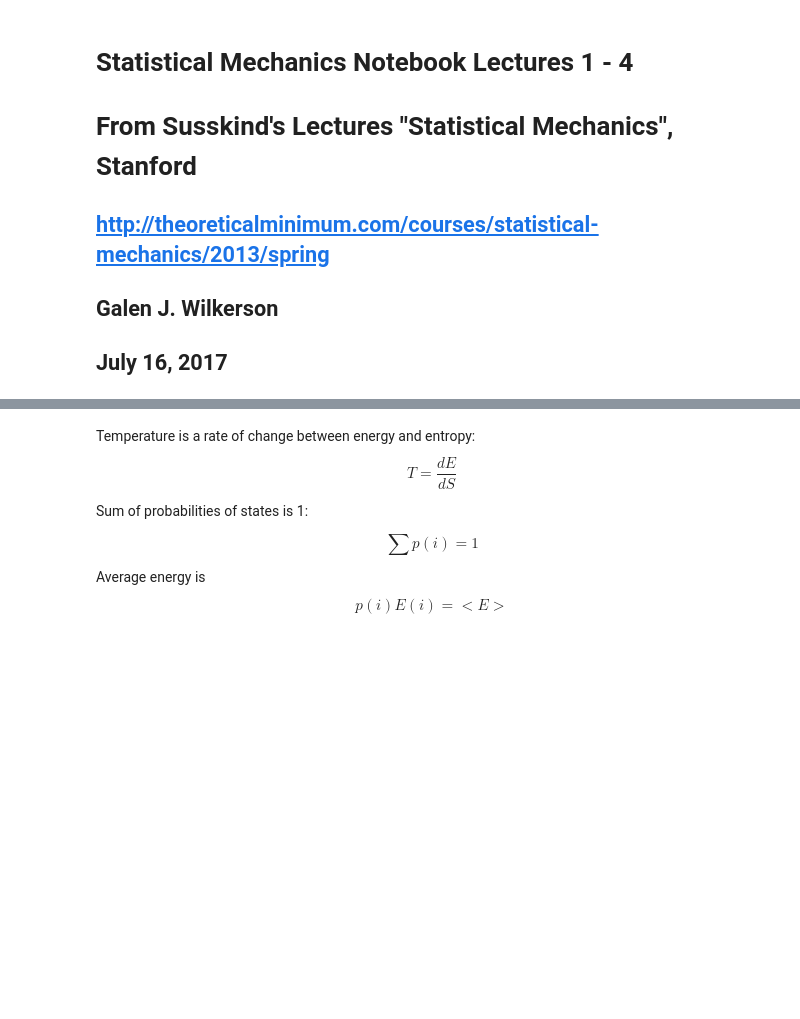
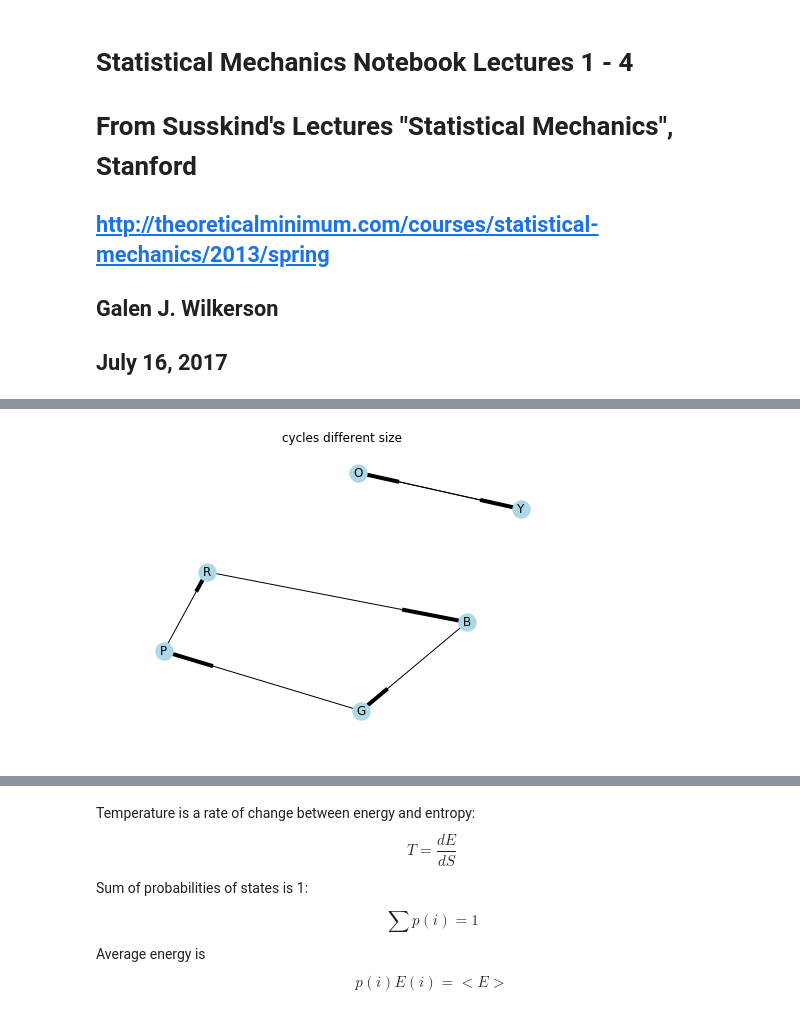
Before and after one commit to galenwilkerson/statistical-mechanics, a Jupyter notebook: Statistical Mechanics Notebook Lectures 1-4.ipynb, the cells around one changed output, grey strips where cells are left out. Cells and saved outputs as stored; diff of their text form; code cells hidden in the pictures; blank space fills up the shorter version.

```diff
--- a/Statistical Mechanics Notebook Lectures 1-4.ipynb
+++ b/Statistical Mechanics Notebook Lectures 1-4.ipynb
@@ -247,0 +177,8 @@ $S(E) = - \sum_i p(i,E) \log p(i,E)$
+# %%
+rules = {"R":"B", "B":"G", "G":"P", "P":"R", "Y":"O", "O":"Y"}
+edges = zip(list(rules.keys()), list(rules.values()))
+G = nx.DiGraph(data= edges)
+nx.draw_spring(G, node_color="lightblue", with_labels=True);
+plt.title("cycles different size");
+# %% [output]
+[figure, added]
```
Also changed, not shown: parts of 63 cells of this notebook.
